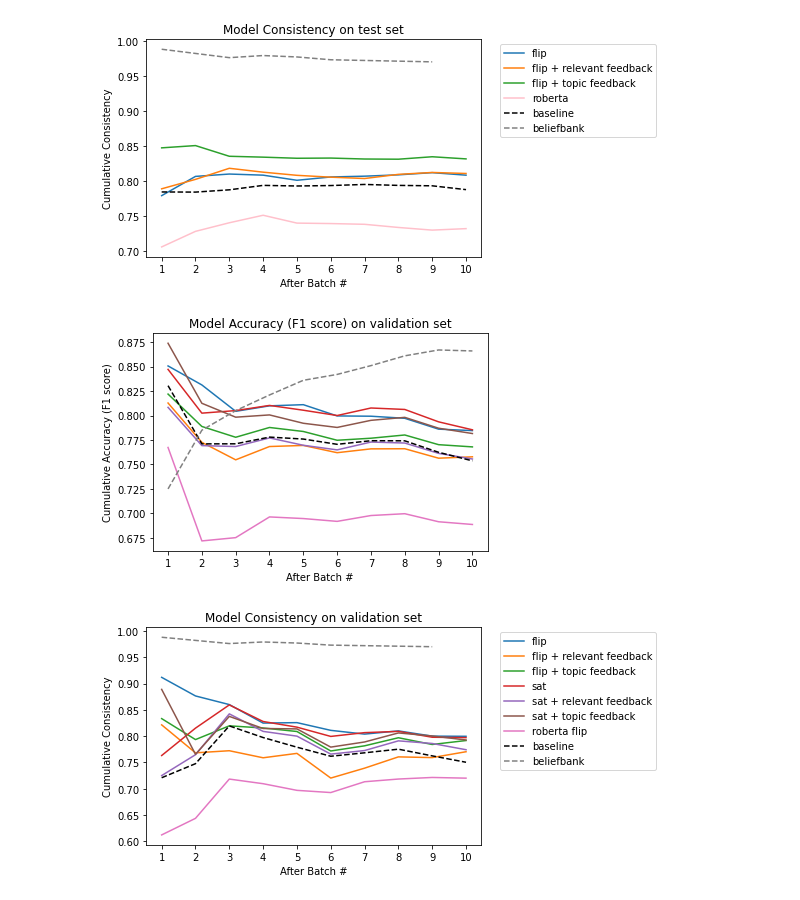
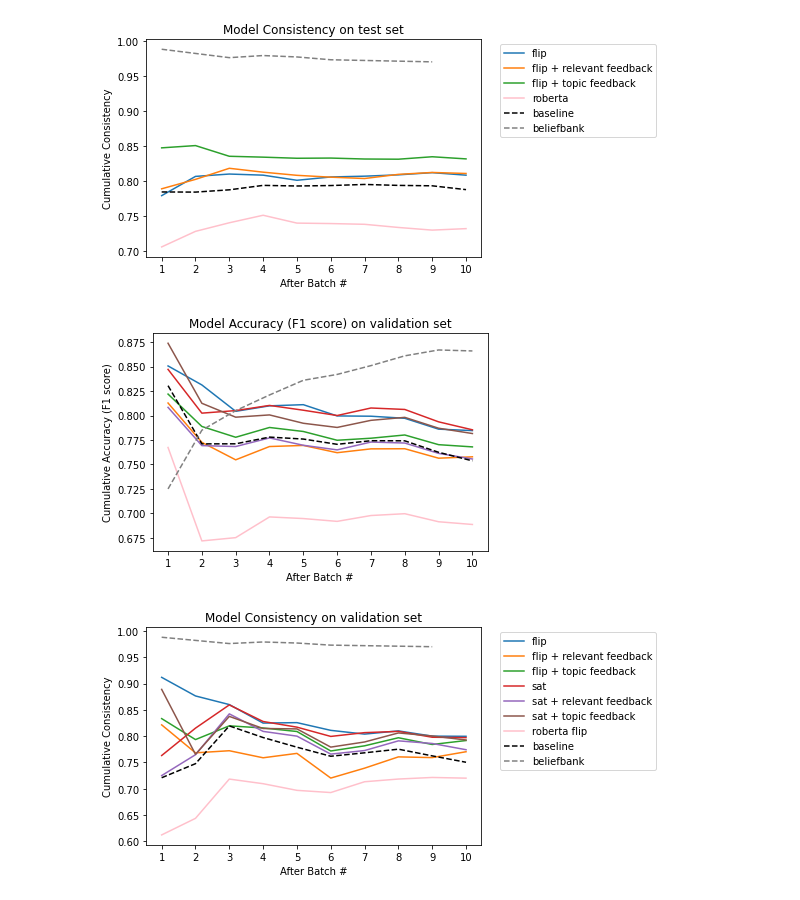
Before and after one commit to jswang/MemoryBank, a Jupyter notebook: plots.ipynb, the cells around one changed output. Saved outputs shown, nothing was run; the diff lists cells and outputs as text; code cells hidden in the pictures.

Commit message:
better roberta colors

```diff
--- a/plots.ipynb
+++ b/plots.ipynb
@@ -267,35 +267,35 @@ plt.plot(b, val_fbtopic_f1, label='flip + topic feedback')
 plt.plot(b, val_sat_f1, label='sat')
 plt.plot(b, val_sat_fbrelevant_f1, label='sat + relevant feedback')
 plt.plot(b, val_sat_fbtopic_f1, label='sat + topic feedback')
-plt.plot(b, val_roberta_f1, label='roberta flip')
+plt.plot(b, val_roberta_f1, label='roberta flip', color='pink')
 plt.plot(b, val_baseline_f1, '--', color='black', label='baseline')
 plt.plot(range(1, len(beliefbank_f1)+1), beliefbank_f1, '--', color='grey', label='beliefbank')
 plt.xlabel('After Batch #')
 plt.ylabel('Cumulative Accuracy (F1 score)')
 plt.title('Model Accuracy (F1 score) on validation set')
 plt.xticks(np.arange(1, 11, 1))
 plt.savefig('final_figures/val_accuracy.png', dpi=300, bbox_inches='tight')
 plt.show()
 plt.close()
 
 # Plot consistency
 plt.plot(b, val_flip_consistencies,  label='flip')
 plt.plot(b, val_fbrelevant_consistencies, label='flip + relevant feedback')
 plt.plot(b, val_fbtopic_consistencies, label='flip + topic feedback')
 plt.plot(b, val_sat_consistencies, label='sat')
 plt.plot(b, val_sat_fbrelevant_consistencies, label='sat + relevant feedback')
 plt.plot(b, val_sat_fbtopic_consistencies, label='sat + topic feedback')
-plt.plot(b, val_roberta_consistencies, label='roberta flip')
+plt.plot(b, val_roberta_consistencies, label='roberta flip', color='pink')
 plt.plot(b, val_baseline_consistencies, '--', color='black', label='baseline')
 plt.plot(range(1, len(beliefbank_consistency)+1), beliefbank_consistency, '--', color='grey', label='beliefbank')
 plt.xlabel('After Batch #')
 plt.ylabel('Cumulative Consistency')
 plt.title('Model Consistency on validation set')
 plt.xticks(np.arange(1, 11, 1))
 plt.legend(bbox_to_anchor=(1.04,1), loc="upper left" ,ncol=1)
 plt.savefig('final_figures/val_consistency.png', dpi=300, bbox_inches='tight')
 plt.show()
 plt.close()
 # %% [output]
-[figure, old version]
+[figure, new version]
-[figure, old version]
+[figure, new version]
```
Also changed, not shown: 2 other files.
